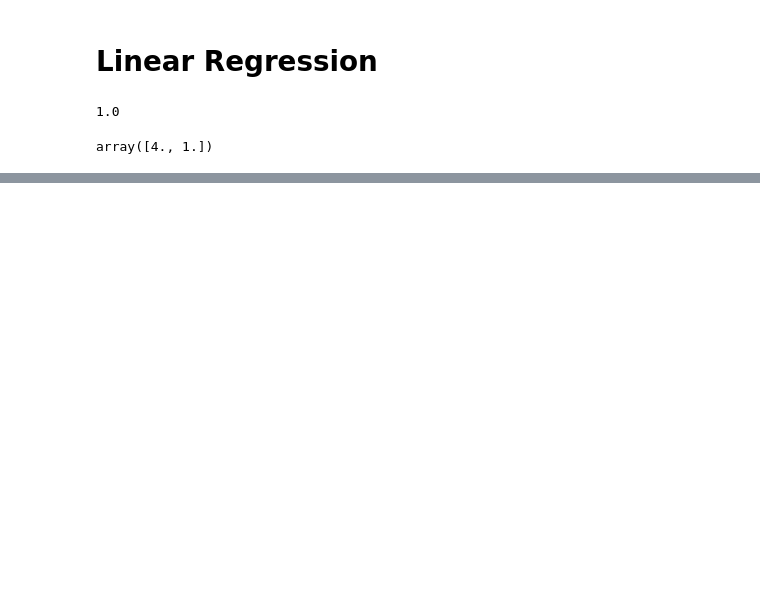
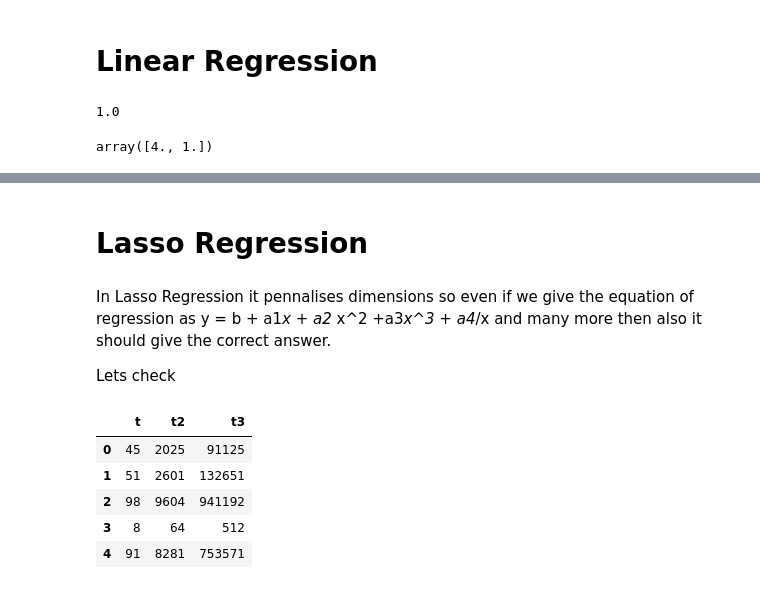
Before and after one commit to shubhamDprakash/Virtue_Analytics_Assignment, a Jupyter notebook: assignment.ipynb, the cells around one changed output, grey strips where cells are left out. Cells and saved outputs as stored; diff of their text form; code cells hidden in the pictures; blank space fills up the shorter version.

```diff
--- a/assignment.ipynb
+++ b/assignment.ipynb
@@ -106,0 +121,16 @@ The value of u is 3.999999999999974
+# %% [markdown]
+# Lasso Regression
+# %% [markdown]
+In Lasso Regression it pennalises dimensions so even if we give the equation of regression as y = b + a1*x + a2* x^2 +a3*x^3 + a4*/x and many more then also it should give the correct answer.
+
+Lets check
+# %%
+X['t3'] = X['t2']*X['t']
+X.head()
+# %% [output]
+|  | t | t2 | t3 |
+| 0 | 45 | 2025 | 91125 |
+| 1 | 51 | 2601 | 132651 |
+| 2 | 98 | 9604 | 941192 |
+| 3 | 8 | 64 | 512 |
+| 4 | 91 | 8281 | 753571 |
```
Also changed, not shown: parts of 18 cells of this notebook.
